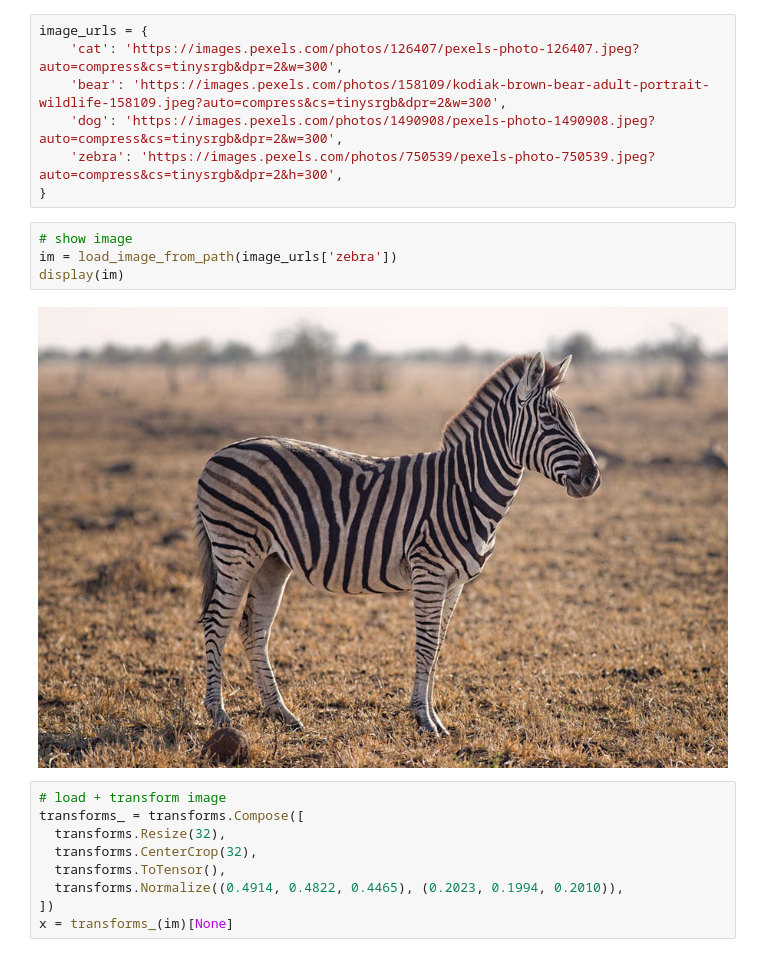
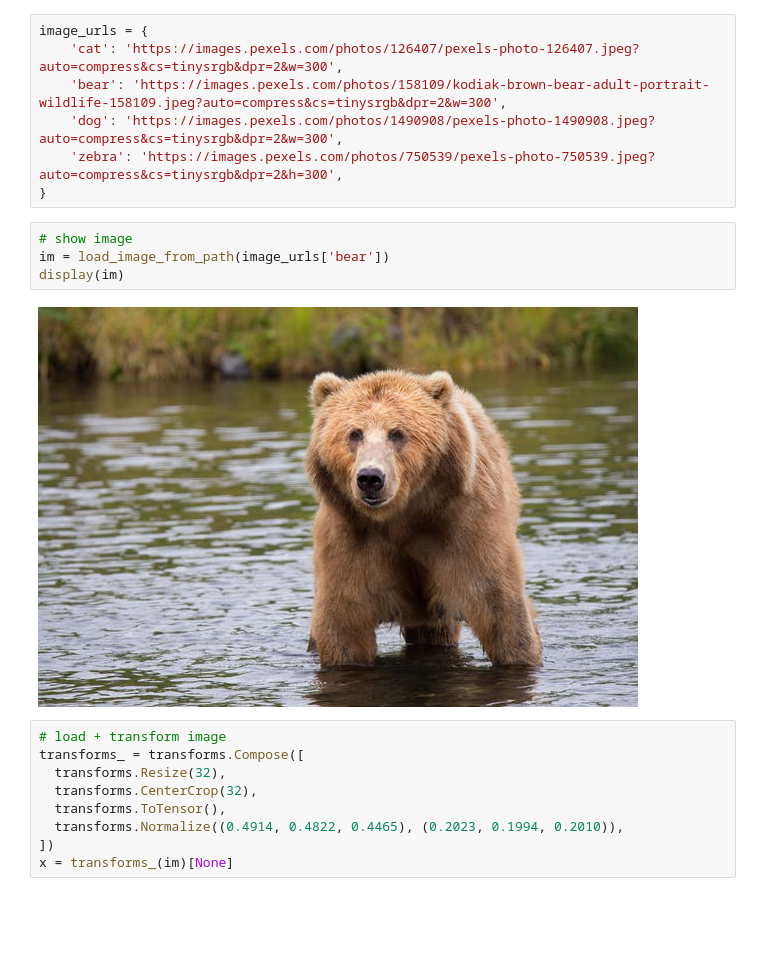
Before and after one commit to 5nefarious/neural-backed-decision-trees, a Jupyter notebook: examples/load_pretrained_nbdts.ipynb, the cells around one changed output. Drawn from its saved outputs; the diff is of its cells as text; blank space fills up the shorter version.

```diff
--- a/examples/load_pretrained_nbdts.ipynb
+++ b/examples/load_pretrained_nbdts.ipynb
@@ -23,10 +23,10 @@ image_urls = {
 }
 # %%
 # show image
-im = load_image_from_path(image_urls['zebra'])
+im = load_image_from_path(image_urls['bear'])
 display(im)
 # %% [output]
-[figure, old version]
+[figure, new version]
 # %%
 # load + transform image
 transforms_ = transforms.Compose([
```
Also changed, not shown: parts of 1 cell of this notebook.
